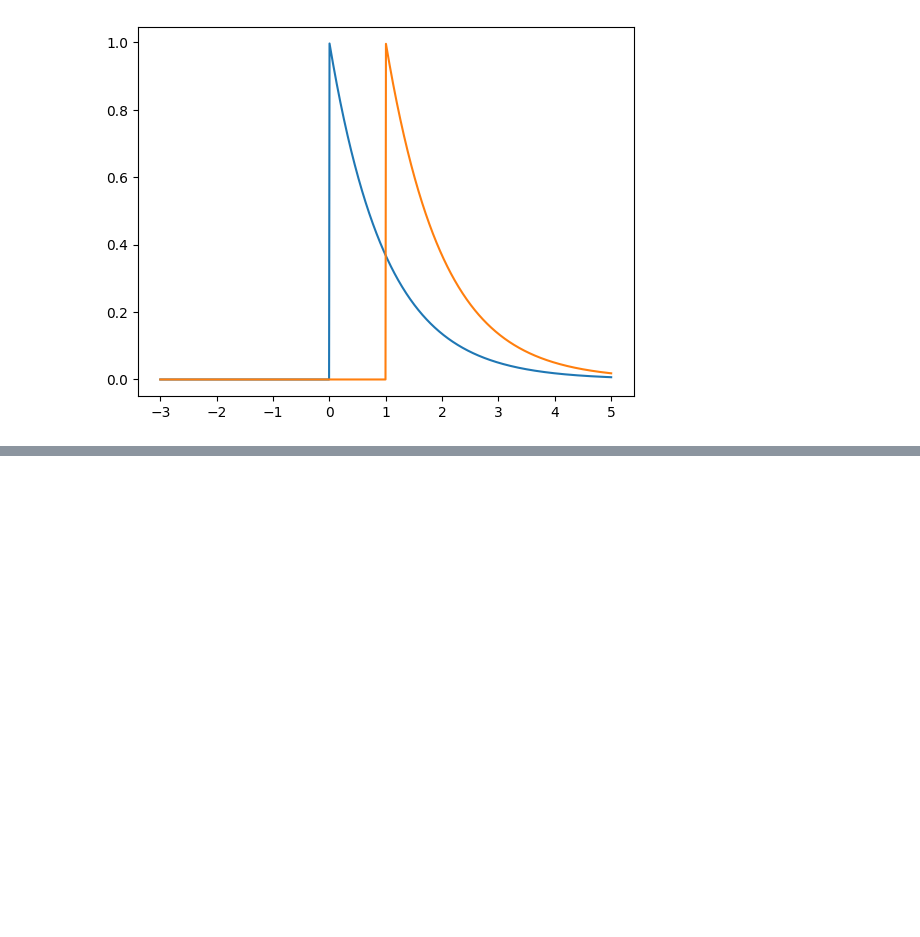
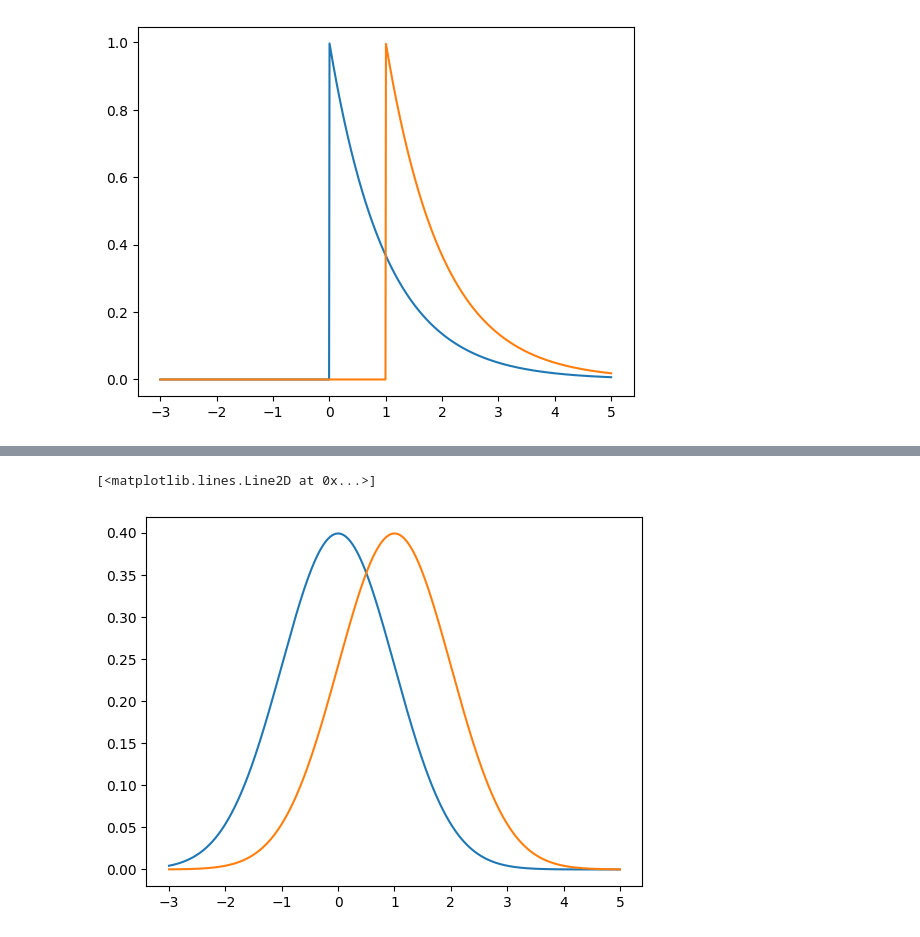
Before and after one commit to will-lynas/STAT0011-decision-and-risk, a Jupyter notebook: distributions.ipynb, the cells around one changed output, grey strips where cells are left out. Saved outputs shown, nothing was run; the diff lists cells and outputs as text; code cells hidden in the pictures; blank space fills up the shorter version.

```diff
--- a/distributions.ipynb
+++ b/distributions.ipynb
@@ -39,0 +52,11 @@ plt.plot(x, pdf)
+# %%
+# Different means
+
+pdf = norm.pdf(x, loc=0)
+plt.plot(x, pdf)
+
+pdf = norm.pdf(x, loc=1)
+plt.plot(x, pdf)
+# %% [output]
+[<matplotlib.lines.Line2D at 0x...>]
+[figure, added]
```
Also changed, not shown: parts of 3 cells of this notebook.
